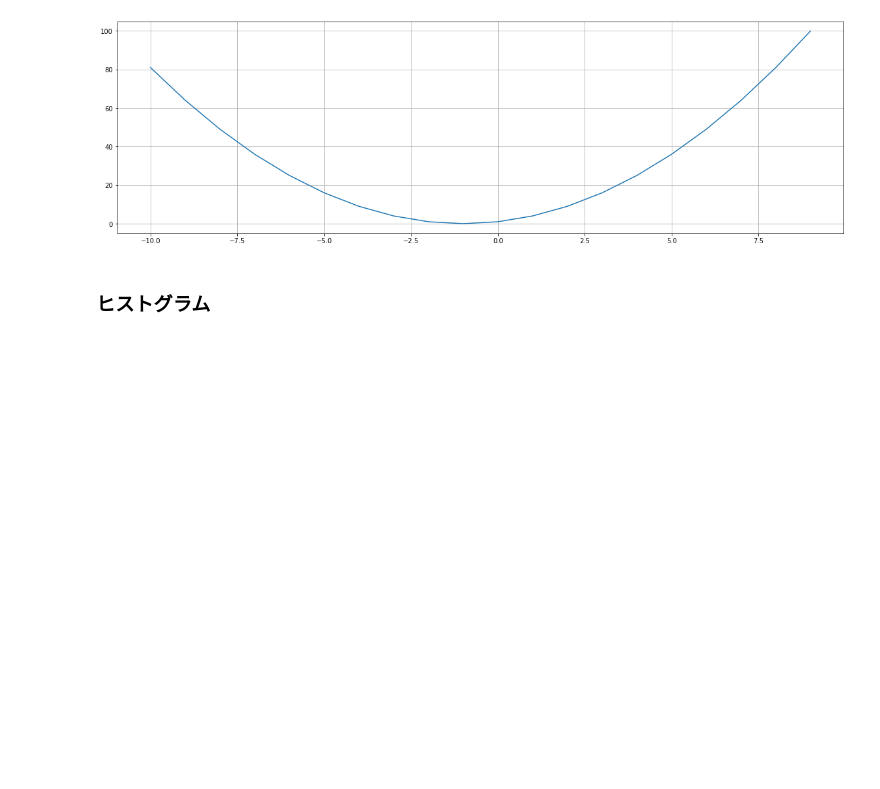
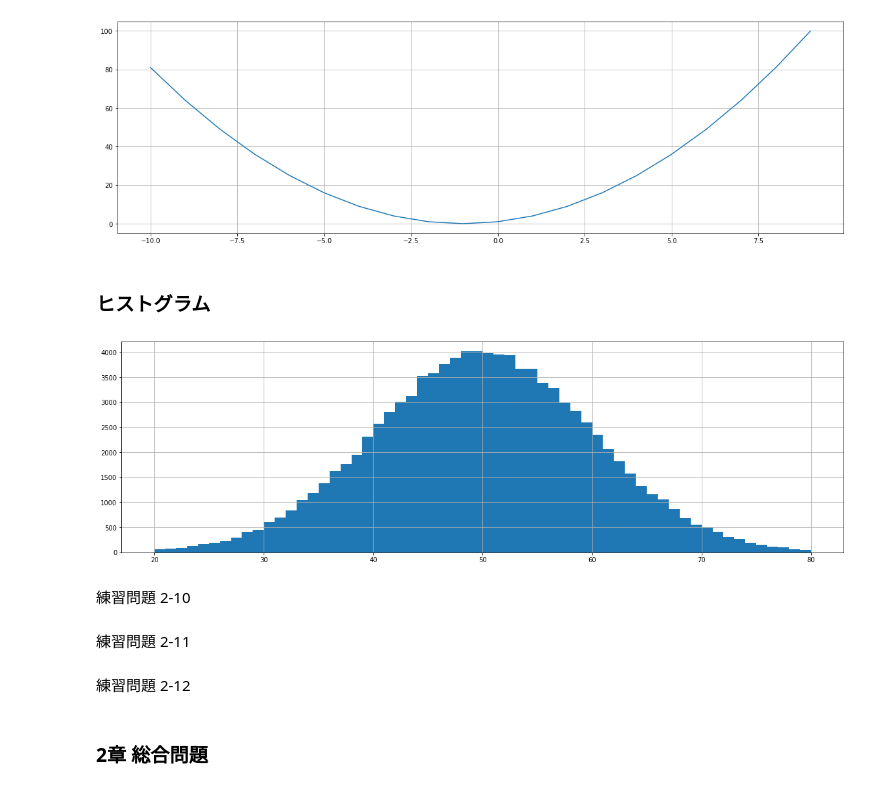
Before and after one commit to HidehikoMURAO/Data-Scientist-Training-Course, a Jupyter notebook: Chapter 2.ipynb, the cells around one changed output. Saved outputs shown, nothing was run; the diff lists cells and outputs as text; code cells hidden in the pictures; blank space fills up the shorter version.

```diff
--- a/Chapter 2.ipynb
+++ b/Chapter 2.ipynb
@@ -744,3 +744,16 @@ plt.grid(True)
 [figure]
 # %% [markdown]
 ### ヒストグラム
+# %%
+# シードの固定
+random.seed(0)
+
+# グラフの大きさ指定
+plt.figure(figsize = (20, 6))
+
+# ヒストグラムの描写
+plt.hist(np.random.randn(10**5)*10 + 50, bins = 60, range = (20, 80))
+
+plt.grid(True)
+# %% [output]
+[figure, added]
@@ -746,0 +762,8 @@ plt.grid(True)
+# %% [markdown]
+練習問題 2-10
+# %% [markdown]
+練習問題 2-11
+# %% [markdown]
+練習問題 2-12
+# %% [markdown]
+### 2章 総合問題
```
Also changed, not shown: parts of 3 cells of this notebook, 1 other file.
